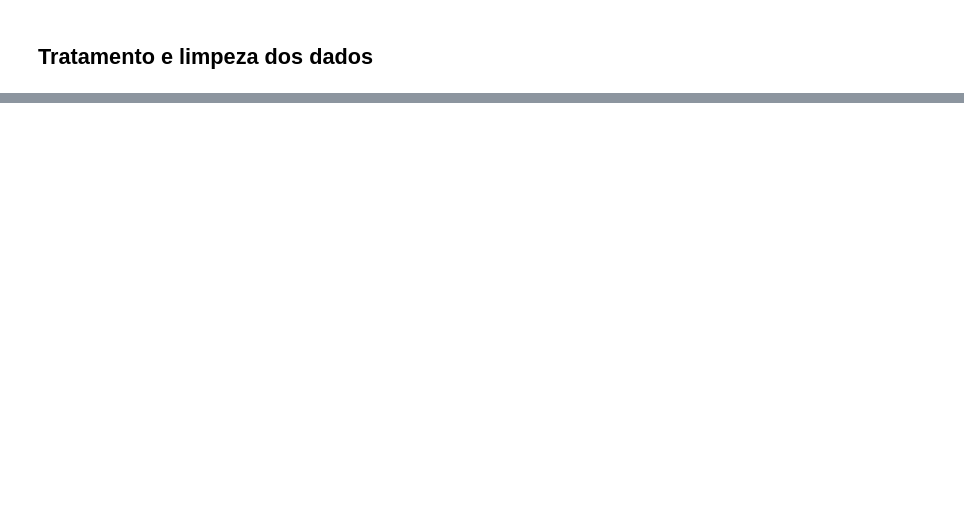
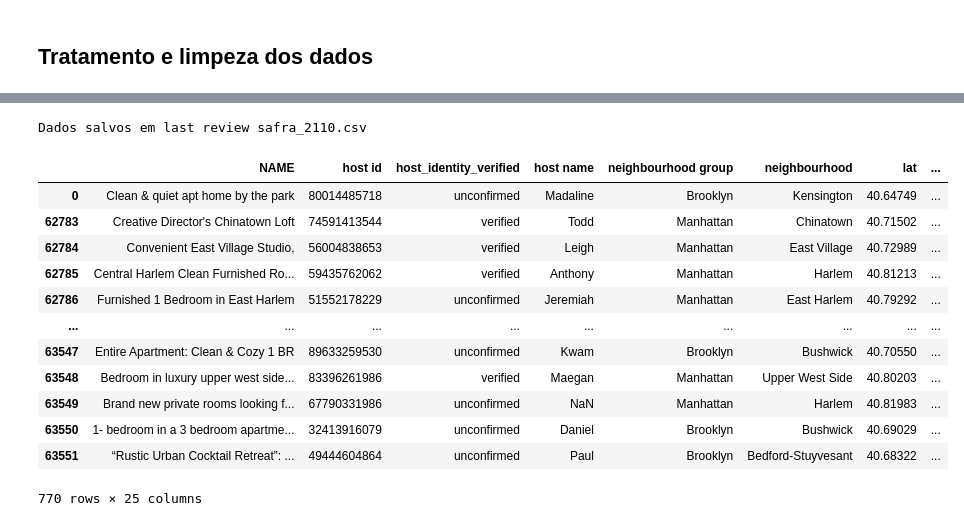
Before and after one commit to jamesgcastrof/Desafio_Tecnico_Engenharia_De_Dados, a Jupyter notebook: 4_tratamento_limpeza_dados/data_cleaning.ipynb, the cells around one changed output, grey strips where cells are left out. Drawn from its saved outputs; the diff is of its cells as text; code cells hidden in the pictures; blank space fills up the shorter version.

```diff
--- a/4_tratamento_limpeza_dados/data_cleaning.ipynb
+++ b/4_tratamento_limpeza_dados/data_cleaning.ipynb
@@ -85,0 +172,25 @@ per_df
+# %%
+def divide_e_salva_por_safra(df, coluna_safra,valor_safra):
+    df_temp = df[df[coluna_safra] == valor_safra]
+    nome_arquivo = f'{coluna_safra}_{valor_safra}.csv'
+    df_temp.to_csv(nome_arquivo, index=False)
+    print(f'Dados salvos em {nome_arquivo}')
+    return df_temp
+# %%
+df_oct_21 = divide_e_salva_por_safra(df, 'last review safra', '2110')
+df_oct_21
+# %% [output]
+Dados salvos em last review safra_2110.csv
+|  | NAME | host id | host_identity_verified | host name | neighbourhood group | neighbourhood | lat | ... |
+| 0 | Clean & quiet apt home by the park | 80014485718 | unconfirmed | Madaline | Brooklyn | Kensington | 40.64749 | ... |
+| 62783 | Creative Director's Chinatown Loft | 74591413544 | verified | Todd | Manhattan | Chinatown | 40.71502 | ... |
+| 62784 | Convenient East Village Studio, | 56004838653 | verified | Leigh | Manhattan | East Village | 40.72989 | ... |
+| 62785 | Central Harlem Clean Furnished Ro... | 59435762062 | verified | Anthony | Manhattan | Harlem | 40.81213 | ... |
+| 62786 | Furnished 1 Bedroom in East Harlem | 51552178229 | unconfirmed | Jeremiah | Manhattan | East Harlem | 40.79292 | ... |
+| ... | ... | ... | ... | ... | ... | ... | ... | ... |
+| 63547 | Entire Apartment: Clean & Cozy 1 BR | 89633259530 | unconfirmed | Kwam | Brooklyn | Bushwick | 40.70550 | ... |
+| 63548 | Bedroom in luxury upper west side... | 83396261986 | verified | Maegan | Manhattan | Upper West Side | 40.80203 | ... |
+| 63549 | Brand new private rooms looking f... | 67790331986 | unconfirmed | NaN | Manhattan | Harlem | 40.81983 | ... |
+| 63550 | 1- bedroom in a 3 bedroom apartme... | 32413916079 | unconfirmed | Daniel | Brooklyn | Bushwick | 40.69029 | ... |
+| 63551 | “Rustic Urban Cocktail Retreat”: ... | 49444604864 | unconfirmed | Paul | Brooklyn | Bedford-Stuyvesant | 40.68322 | ... |
+770 rows × 25 columns
```
Also changed, not shown: parts of 24 cells of this notebook.
